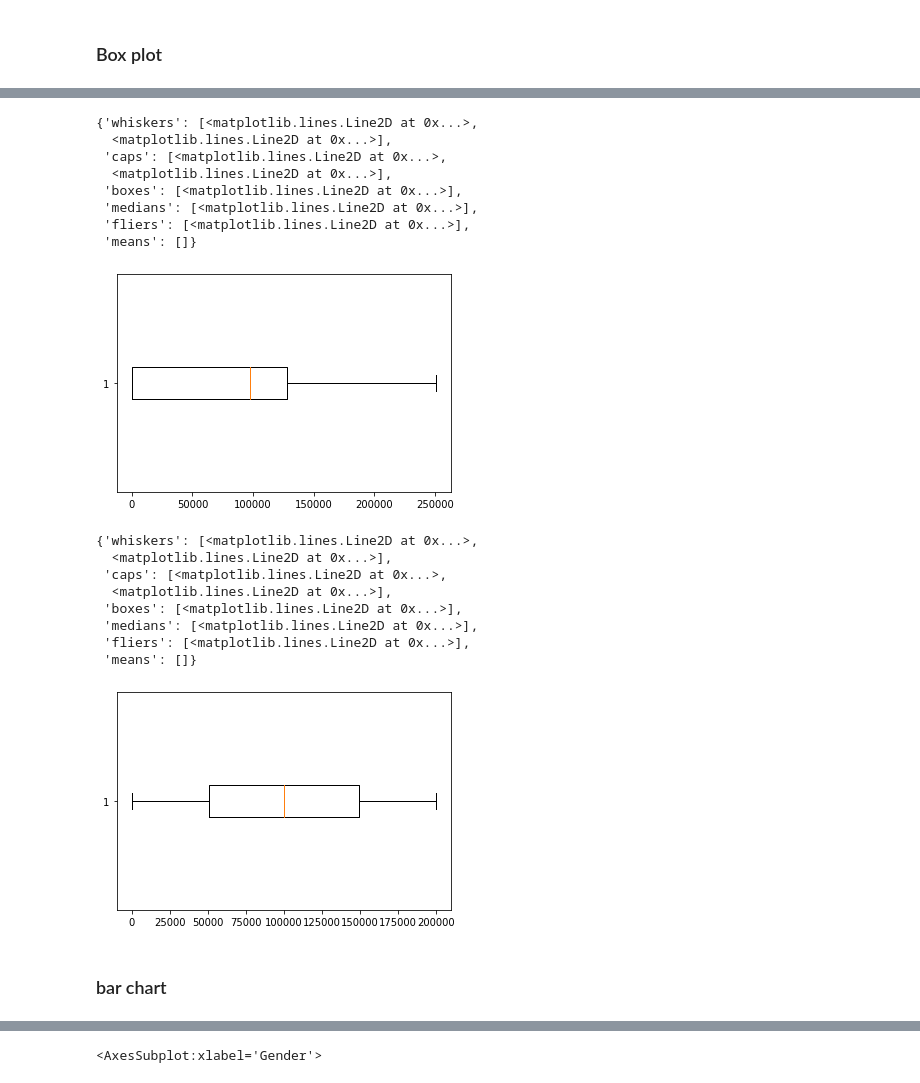
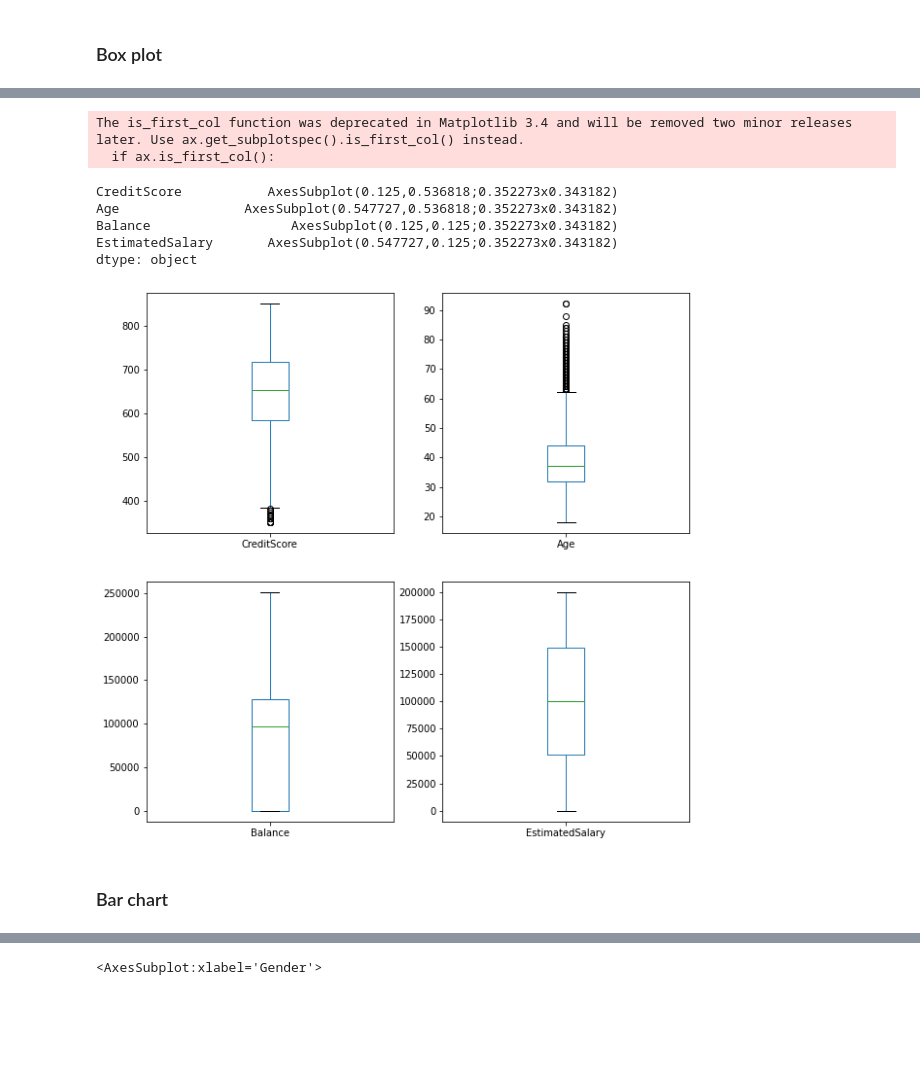
Before and after one commit to VinceTruong/Churn_Modelling, a Jupyter notebook: Vu Truong.ipynb, the cells around one changed output, grey strips where cells are left out. Saved outputs shown, nothing was run; the diff lists cells and outputs as text; code cells hidden in the pictures; blank space fills up the shorter version.

```diff
--- a/Vu Truong.ipynb
+++ b/Vu Truong.ipynb
@@ -150,26 +124,13 @@ plt.boxplot(df['Age'], vert=False, whis=3)
-# %%
-plt.boxplot(df['Balance'], vert=False, whis=3)
-# %% [output]
-{'whiskers': [<matplotlib.lines.Line2D at 0x...>,
-  <matplotlib.lines.Line2D at 0x...>],
- 'caps': [<matplotlib.lines.Line2D at 0x...>,
-  <matplotlib.lines.Line2D at 0x...>],
- 'boxes': [<matplotlib.lines.Line2D at 0x...>],
- 'medians': [<matplotlib.lines.Line2D at 0x...>],
- 'fliers': [<matplotlib.lines.Line2D at 0x...>],
- 'means': []}
-[figure, removed]
-# %%
-plt.boxplot(df['EstimatedSalary'], vert=False, whis=3)
-# %% [output]
-{'whiskers': [<matplotlib.lines.Line2D at 0x...>,
-  <matplotlib.lines.Line2D at 0x...>],
- 'caps': [<matplotlib.lines.Line2D at 0x...>,
-  <matplotlib.lines.Line2D at 0x...>],
- 'boxes': [<matplotlib.lines.Line2D at 0x...>],
- 'medians': [<matplotlib.lines.Line2D at 0x...>],
- 'fliers': [<matplotlib.lines.Line2D at 0x...>],
- 'means': []}
-[figure, removed]
+# %%
+df[['CreditScore', 'Age', 'Balance', 'EstimatedSalary']].plot.box(subplots = True, layout=(2,2), figsize=(10, 10))
+# %% [output]
+The is_first_col function was deprecated in Matplotlib 3.4 and will be removed two minor releases later. Use ax.get_subplotspec().is_first_col() instead.
+  if ax.is_first_col():
+CreditScore           AxesSubplot(0.125,0.536818;0.352273x0.343182)
+Age                AxesSubplot(0.547727,0.536818;0.352273x0.343182)
+Balance                  AxesSubplot(0.125,0.125;0.352273x0.343182)
+EstimatedSalary       AxesSubplot(0.547727,0.125;0.352273x0.343182)
+dtype: object
+[figure, added]
 # %% [markdown]
-### bar chart
+### Bar chart
```
Also changed, not shown: parts of 18 cells of this notebook, 1 other file.
